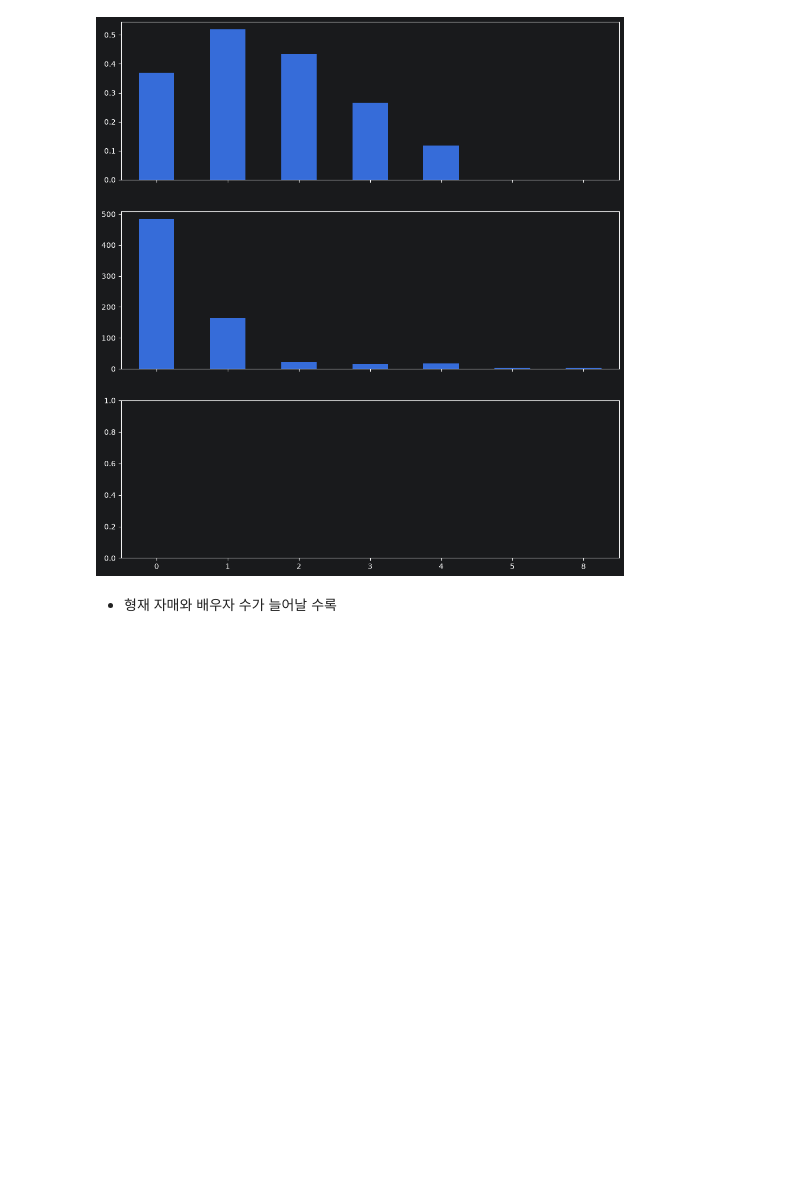
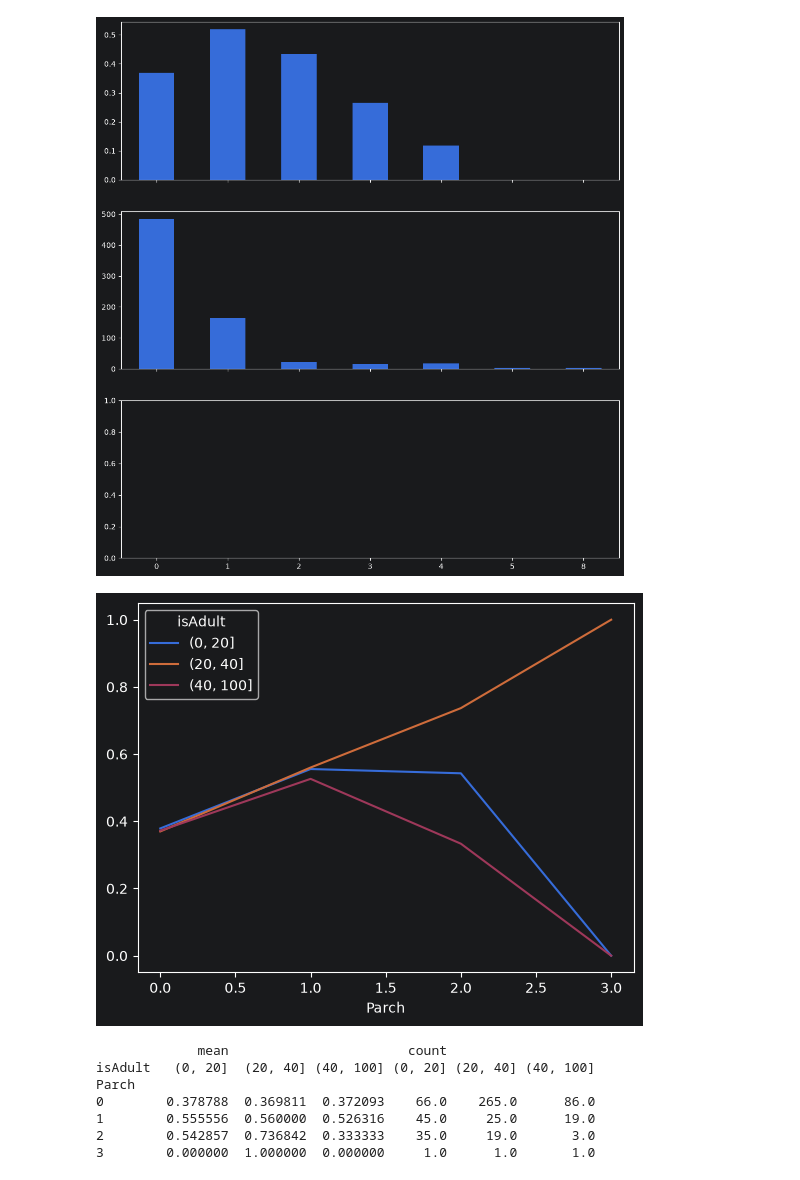
Before and after one commit to chc216/titanic-ml, a Jupyter notebook: notebooks/01-eda.ipynb, the cells around one changed output. Cells and saved outputs as stored; diff of their text form; code cells hidden in the pictures; blank space fills up the shorter version.

```diff
--- a/notebooks/01-eda.ipynb
+++ b/notebooks/01-eda.ipynb
@@ -427,5 +429,17 @@ train_set["SibSp"].value_counts().sort_index().plot(kind="bar", ax=ax[1])
 plt.show()
 # %% [output]
 [figure]
-# %% [markdown]
-* 형재 자매와 배우자 수가 늘어날 수록
+# %%
+table = train_set.pivot_table(index='Parch', columns='isAdult', values='Survived', aggfunc=["mean", "count"])
+table["mean"].iloc[:4].plot(kind="line")
+plt.show()
+print(table.iloc[:4])
+# %% [output]
+[figure, added]
+             mean                       count
+isAdult   (0, 20]  (20, 40] (40, 100] (0, 20] (20, 40] (40, 100]
+Parch
+0        0.378788  0.369811  0.372093    66.0    265.0      86.0
+1        0.555556  0.560000  0.526316    45.0     25.0      19.0
+2        0.542857  0.736842  0.333333    35.0     19.0       3.0
+3        0.000000  1.000000  0.000000     1.0      1.0       1.0
```
Also changed, not shown: parts of 23 cells of this notebook.
